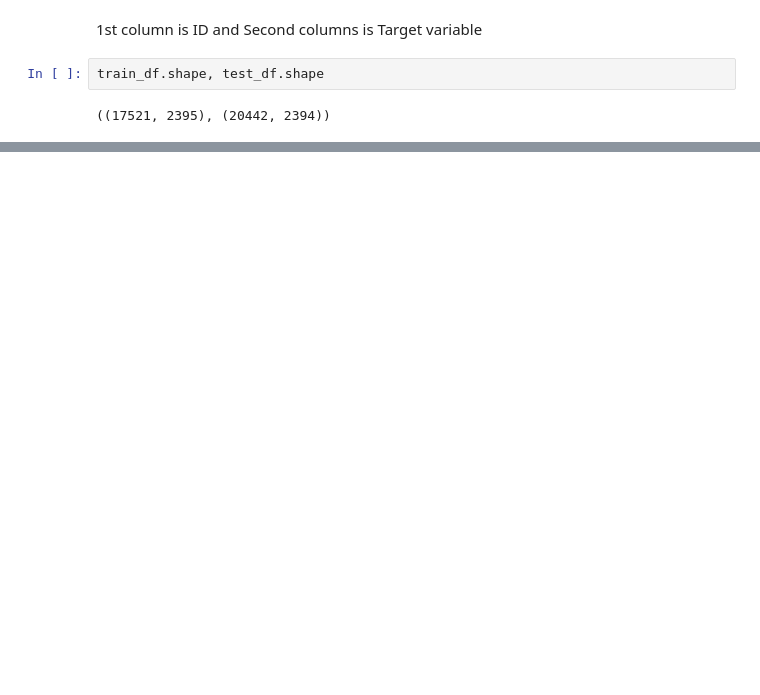
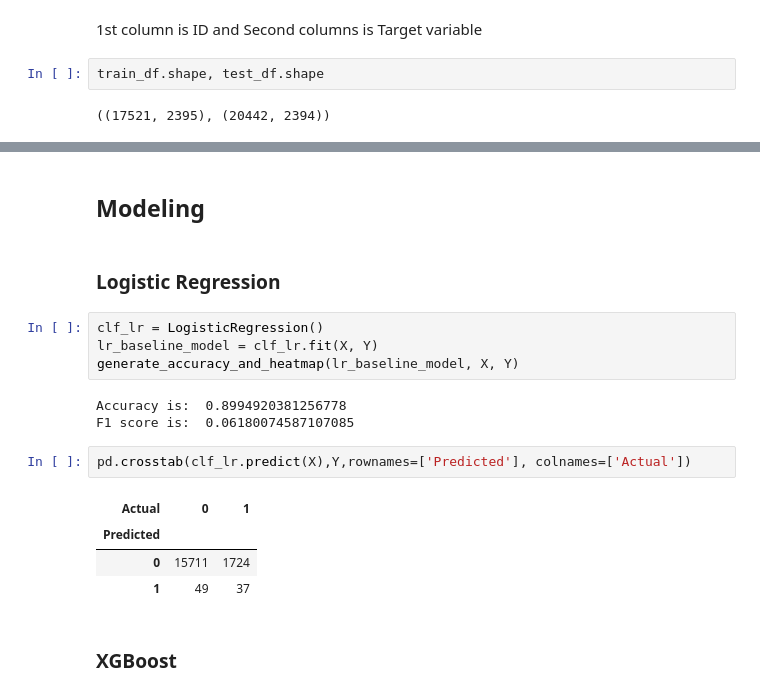
Before and after one commit to Shalakam/banking-behaviour-scorecard, a Jupyter notebook: kernel2.ipynb, the cells around one changed output, grey strips where cells are left out. Drawn from its saved outputs; the diff is of its cells as text; blank space fills up the shorter version.

```diff
--- a/kernel2.ipynb
+++ b/kernel2.ipynb
@@ -53,0 +136,20 @@ train_df.shape, test_df.shape
+# %% [markdown]
+## Modeling
+# %% [markdown]
+### Logistic Regression
+# %%
+clf_lr = LogisticRegression()
+lr_baseline_model = clf_lr.fit(X, Y)
+generate_accuracy_and_heatmap(lr_baseline_model, X, Y)
+# %% [output]
+Accuracy is:  0.8994920381256778
+F1 score is:  0.06180074587107085
+# %%
+pd.crosstab(clf_lr.predict(X),Y,rownames=['Predicted'], colnames=['Actual'])
+# %% [output]
+| Actual | 0 | 1 |
+| Predicted |  |  |
+| 0 | 15711 | 1724 |
+| 1 | 49 | 37 |
+# %% [markdown]
+### XGBoost
```
Also changed, not shown: parts of 27 cells of this notebook.
